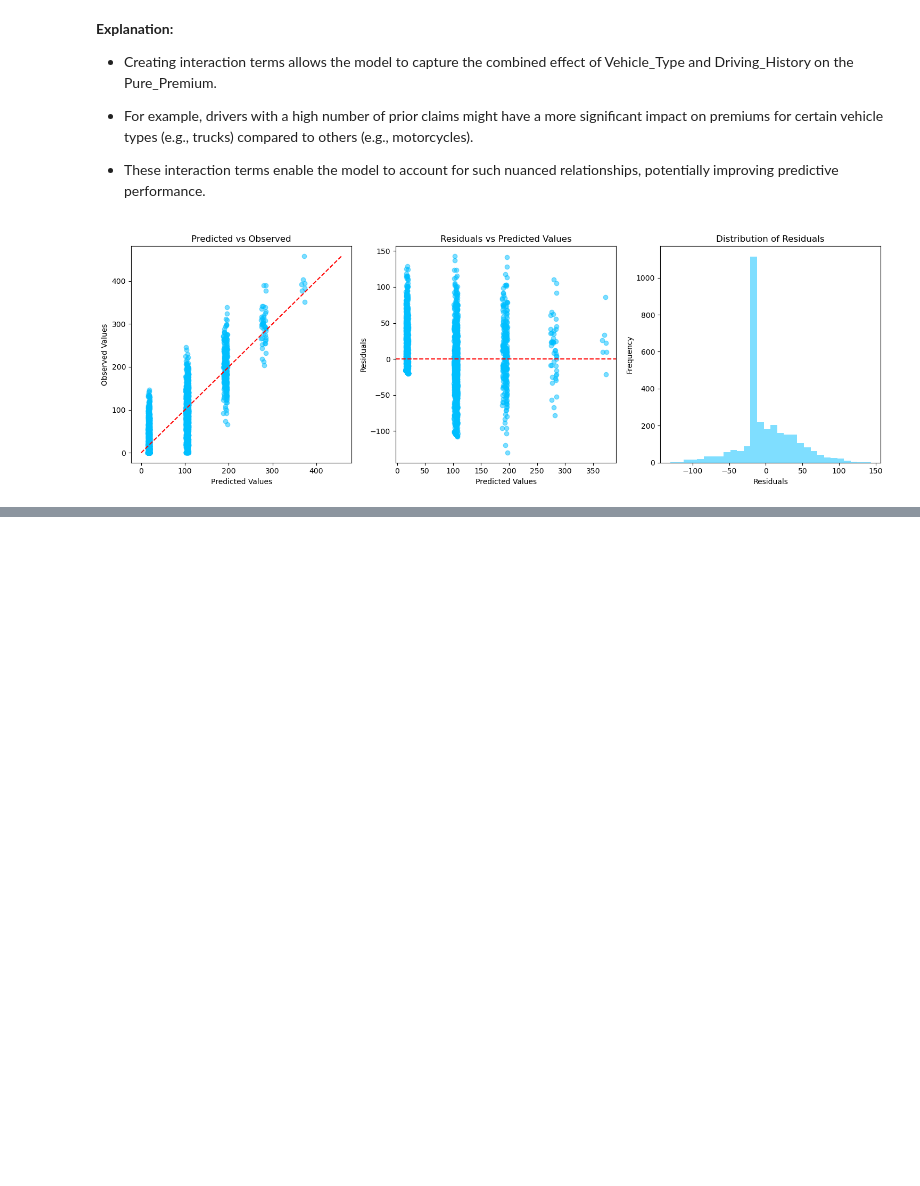
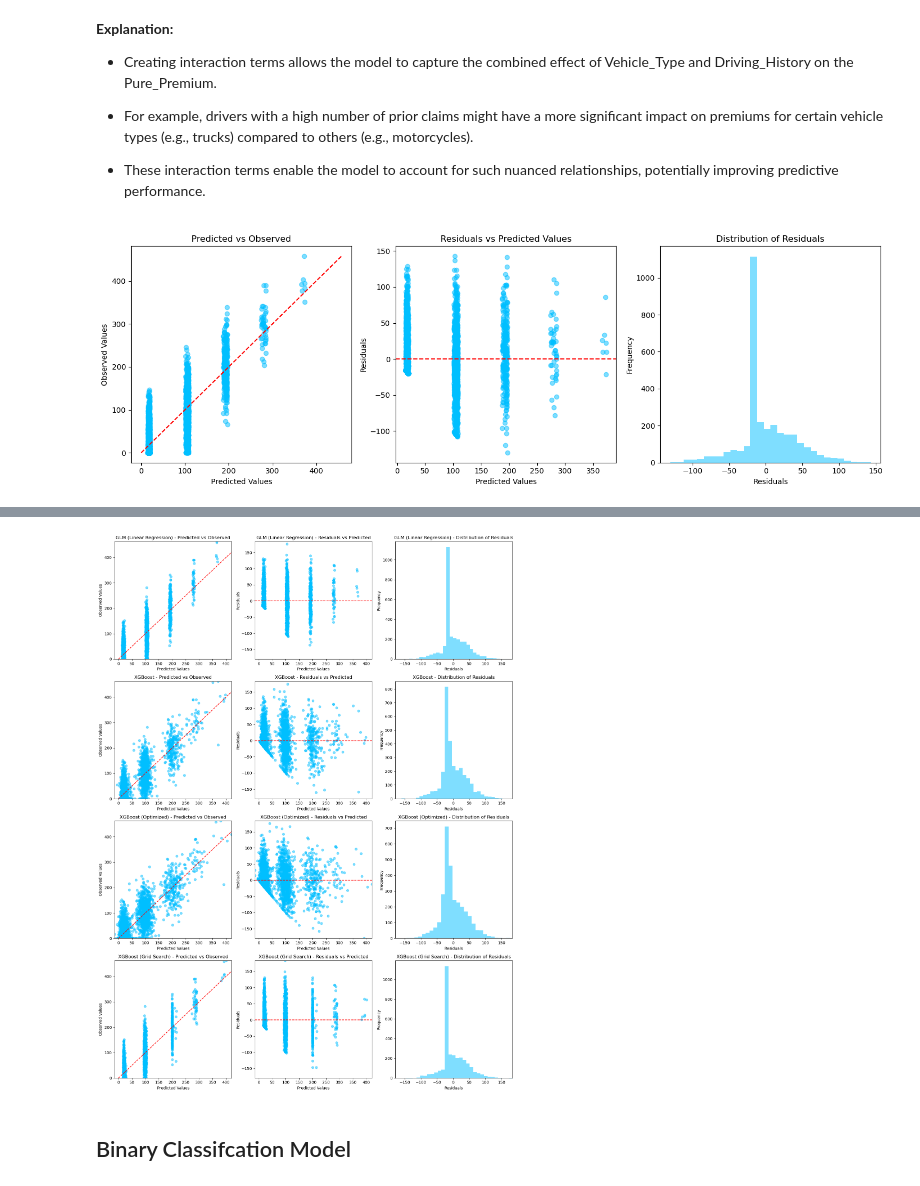
Before and after one commit to guilhermecadori/projects_Python, a Jupyter notebook: ModelDevelopmentAndAnalysis.ipynb, the cells around one changed output, grey strips where cells are left out. Drawn from its saved outputs; the diff is of its cells as text; code cells hidden in the pictures; blank space fills up the shorter version.

```diff
--- a/ModelDevelopmentAndAnalysis.ipynb
+++ b/ModelDevelopmentAndAnalysis.ipynb
@@ -372,0 +410,10 @@ plt.show()
+# %%
+# Deal with duplicated records
+duplicated_records = policies_df.duplicated()
+duplicated_amount = sum(duplicated_records)
+print(f'Amount of duplicated: {duplicated_amount}')
+
+# Drop duplicated
+policies_df_clean = policies_df.drop_duplicates(keep='first')
+print(len(policies_df))
+print(len(policies_df_clean))
@@ -372,0 +485,10 @@ plt.show()
+# %%
+# Split the data
+X_train, X_test, y_train, y_test = train_test_split(X_encoded, y, test_size=0.3, random_state=42)
+
+# Define a pipeline for scaling
+scaling_pipeline = Pipeline([('scaler', StandardScaler())])
+
+# Scale the training and testing sets
+X_train_scaled = scaling_pipeline.fit_transform(X_train)
+X_test_scaled = scaling_pipeline.transform(X_test)
@@ -372,0 +589,49 @@ plt.show()
+# %%
+# List of models and predictions
+models = ['GLM (Linear Regression)', 'XGBoost', 'XGBoost (Optimized)', 'XGBoost (Grid Search)']
+predictions = [y_pred_glm, y_pred_xgb, y_pred_xgb_optimized, y_pred_xgb_grid]
+
+# Calculate limits for consistent axes
+y_min, y_max = y_test.min(), y_test.max()
+pred_min, pred_max = min([y_pred.min() for y_pred in predictions]), max([y_pred.max() for y_pred in predictions])
+res_min, res_max = min([min(y_test - y_pred) for y_pred in predictions]), max([max(y_test - y_pred) for y_pred in predictions])
+
+# Create subplots for all models
+fig, axes = plt.subplots(len(models), 3, figsize=(15, 5 * len(models)))  # Rows = # models, Columns = 3
+
+# Loop through each model and plot its metrics
+for i, (model, y_pred) in enumerate(zip(models, predictions)):
+    residuals = y_test - y_pred
+
+    # Predicted vs Observed
+    axes[i, 0].scatter(x=y_pred, y=y_test, alpha=0.5, color='deepskyblue')
+    axes[i, 0].plot([y_min, y_max], [y_min, y_max], color='red', linestyle='--')  # Diagonal line
+    axes[i, 0].set_title(f'{model} - Predicted vs Observed')
+    axes[i, 0].set_xlabel('Predicted Values')
+    axes[i, 0].set_ylabel('Observed Values')
+    axes[i, 0].set_xlim(pred_min, pred_max)
+    axes[i, 0].set_ylim(y_min, y_max)
+
+    # Residuals vs Predicted
+    axes[i, 1].scatter(y_pred, residuals, alpha=0.5, color='deepskyblue')
+    axes[i, 1].axhline(0, color='red', linestyle='--')
+    axes[i, 1].set_title(f'{model} - Residuals vs Predicted')
+    axes[i, 1].set_xlabel('Predicted Values')
+    axes[i, 1].set_ylabel('Residuals')
+    axes[i, 1].set_xlim(pred_min, pred_max)
+    axes[i, 1].set_ylim(res_min, res_max)
+
+    # Distribution of Residuals
+    axes[i, 2].hist(residuals, bins=30, alpha=0.5, color='deepskyblue')
+    axes[i, 2].set_title(f'{model} - Distribution of Residuals')
+    axes[i, 2].set_xlabel('Residuals')
+    axes[i, 2].set_ylabel('Frequency')
+    axes[i, 2].set_xlim(res_min, res_max)
+
+# Adjust layout and show plots
+plt.tight_layout()
+plt.show()
+# %% [output]
+[figure, added]
+# %% [markdown]
+## Binary Classifcation Model
```
Also changed, not shown: parts of 16 cells of this notebook, 1 other file.
